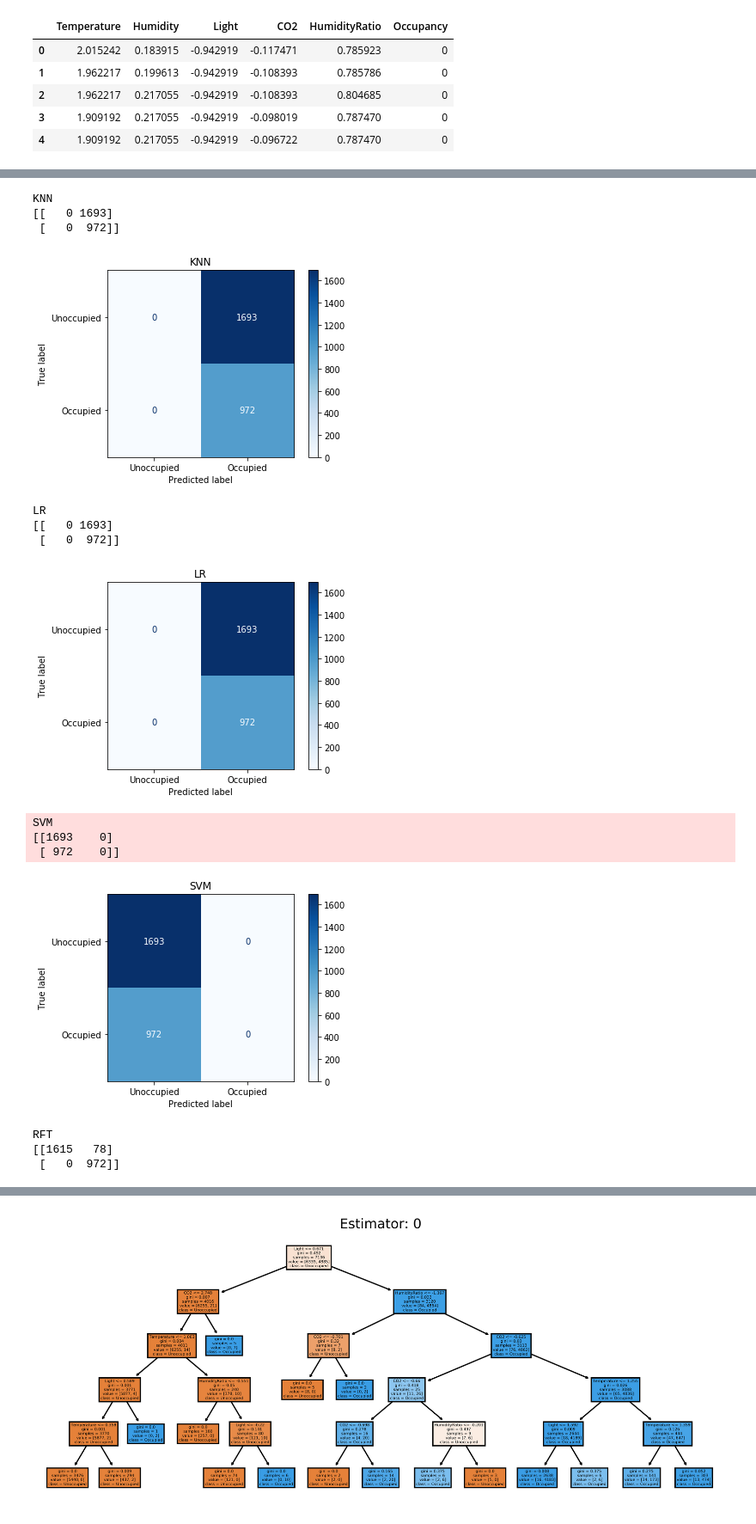
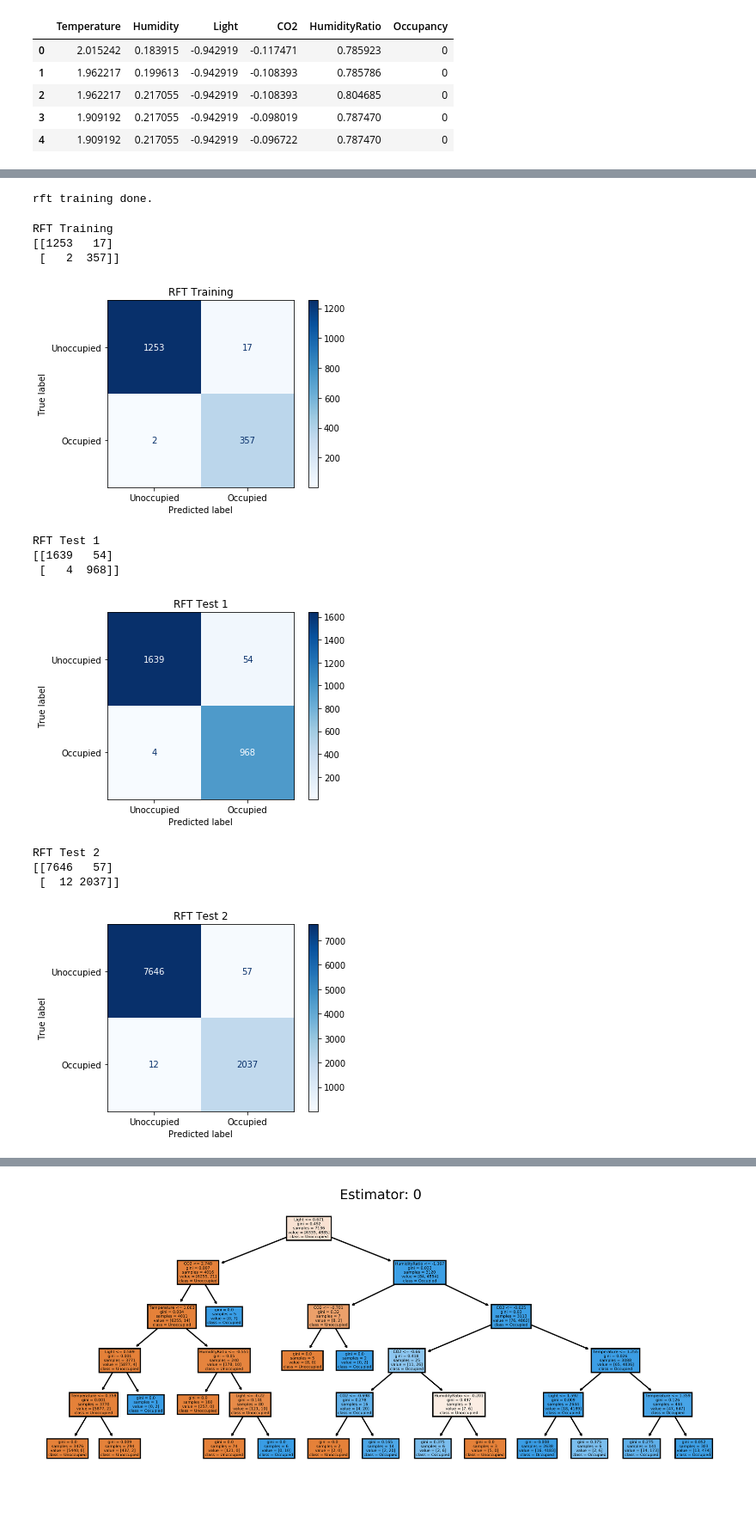
Before and after one commit to galib96/occupancy-detection-uci-data, a Jupyter notebook: CODE_FILES/occupancy_detection.ipynb, the cells around one changed output, grey strips where cells are left out. Shown at 86% size. Drawn from its saved outputs; the diff is of its cells as text; code cells hidden in the pictures.

Commit message:
Tuned Hyperparameters of RandomForestClassifier

```diff
--- a/CODE_FILES/occupancy_detection.ipynb
+++ b/CODE_FILES/occupancy_detection.ipynb
@@ -68,7 +68,7 @@ df_test2.head()
 | 5 | 2015-02-11 14:51:59 | 21.7900 | 31.133333 | 437.333333 | 1005.666667 | 0.005030 | 1 |
 # %%
 df_train.drop('date',inplace=True, axis=1)
-df_test.drop('date',inplace=True, axis=1)
+df_test1.drop('date',inplace=True, axis=1)
 df_test2.drop('date',inplace=True, axis=1)
 
 df_train.head()
@@ -198,0 +166,12 @@ rft done.
+# %%
+X = df_train.drop('Occupancy', axis=1).values
+y = df_train['Occupancy'].values
+
+X_train, X_test, y_train, y_test = train_test_split(
+    X, y,
+    test_size = 0.2,
+    random_state = 1
+    )
+
+X_test1, y_test1 = test_set_creator(df_test1)
+X_test2, y_test2 = test_set_creator(df_test2)
@@ -199,54 +231,68 @@ rft done.
+# %%
+# Creating Random Forest Tree model
+
+# rft = RandomForestClassifier(max_depth = 5)
+# rft.fit(X_train, y_train)
+
+rft_ypred = rf_random.predict(X_test)
+rft_ypred_test1 = rf_random.predict(X_test1)
+rft_ypred_test2 = rf_random.predict(X_test2)
+
+print("rft training done.")
+# %% [output]
+rft training done.
 # %%
 # model names, models and predicted values for each model
-models = {'KNN':[knn, knn_ypred], 'LR':[lr, lr_ypred], 'SVM':[svm, svm_ypred], 'RFT':[rft, rft_ypred]}
+models = {'RFT Training':[rf_random, rft_ypred, y_test, X_test],
+        'RFT Test 1':[rf_random, rft_ypred_test1, y_test1, X_test1],
+        'RFT Test 2':[rf_random, rft_ypred_test2, y_test2, X_test2]}
 
 # list of classes
 class_names = ['Unoccupied','Occupied']
 
 # blank dictionaries for saving evaluation metrics for each model
 accuracy = {}
 f1_score_dict = {}
 precision = {}
 recall = {}
 
 for model, model_output in models.items():
-    acc = accuracy_score(y_test, model_output[1]) # accuracy
-    pre = precision_score(y_test, model_output[1]) # precision
-    rec = recall_score(y_test, model_output[1]) # recall
-    f1_sc = f1_score(y_test, model_output[1]) # f1 score
+    acc = accuracy_score(model_output[2], model_output[1]) # accuracy
+    pre = precision_score(model_output[2], model_output[1]) # precision
+    rec = recall_score(model_output[2], model_output[1]) # recall
+    f1_sc = f1_score(model_output[2], model_output[1]) # f1 score
 
     # rounding and saving values to disctionary
     accuracy[model] = round(acc,3)
     precision[model] = round(pre,3)
     recall[model] = round(rec,3)
     f1_score_dict[model] = round(f1_sc,3)
 
     # plotting confusion matrix for each model
     disp = plot_confusion_matrix(
-        model_output[0], X_test, y_test,
+        model_output[0],
+        model_output[3],
+        model_output[2],
         display_labels=class_names,
         cmap=plt.cm.Blues
     )
 
     disp.ax_.set_title(model)
 
     print(model)
     print(disp.confusion_matrix)
 
     plt.show()
 # %% [output]
-KNN
-[[   0 1693]
- [   0  972]]
+RFT Training
+[[1253   17]
+ [   2  357]]
-[figure, old version]
+[figure, new version]
-LR
-[[   0 1693]
- [   0  972]]
+RFT Test 1
+[[1639   54]
+ [   4  968]]
-[figure, old version]
+[figure, new version]
-SVM
-[[1693    0]
- [ 972    0]]
+RFT Test 2
+[[7646   57]
+ [  12 2037]]
-[figure, old version]
+[figure, new version]
-RFT
-[[1615   78]
- [   0  972]]
```
Also changed, not shown: parts of 10 cells of this notebook.
